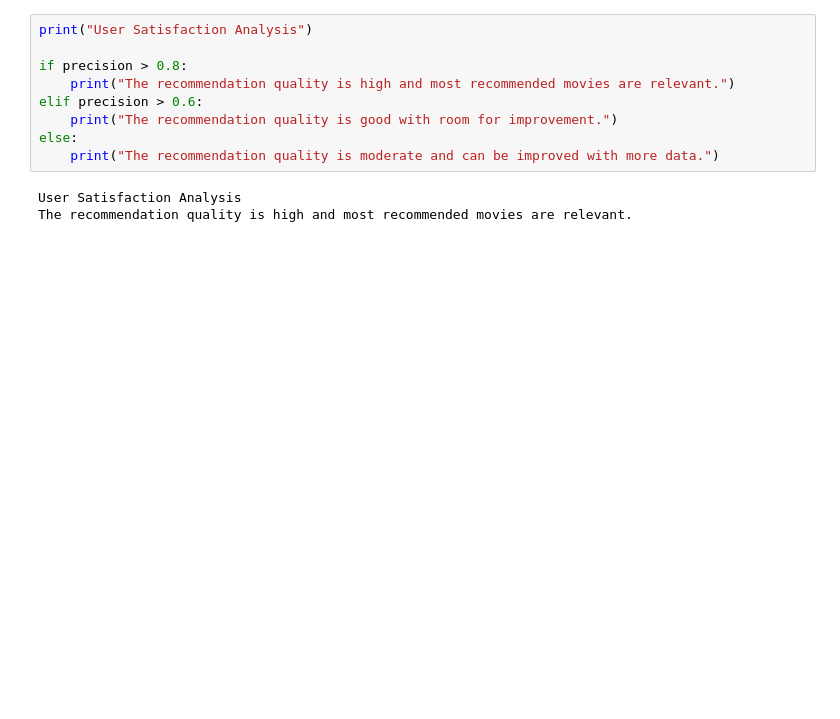
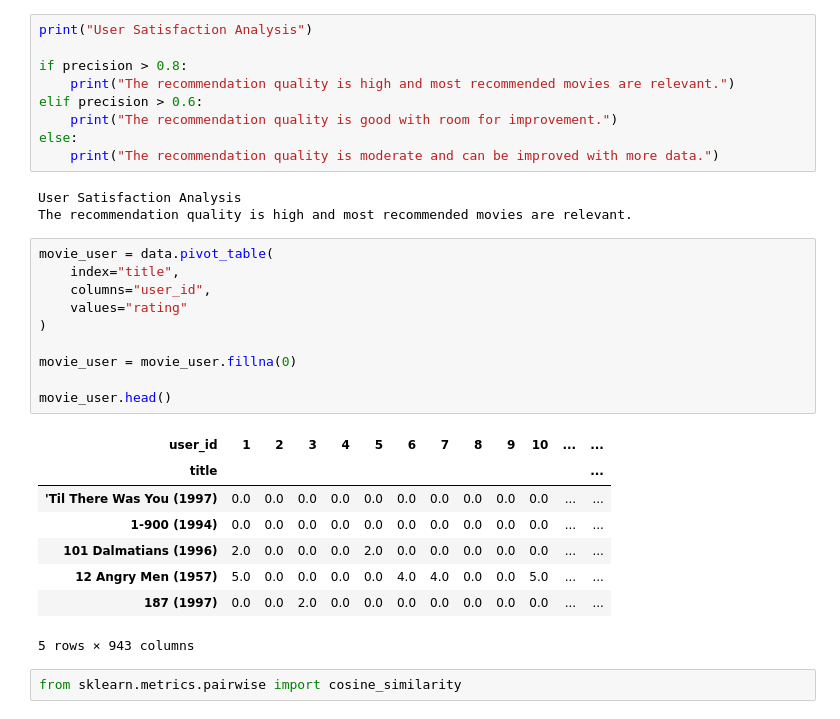
Before and after one commit to atif929/encoderx-recommendation-system, a Jupyter notebook: notebook/recommendation_system.ipynb, the cells around one changed output. Saved outputs shown, nothing was run; the diff lists cells and outputs as text; blank space fills up the shorter version.

```diff
--- a/notebook/recommendation_system.ipynb
+++ b/notebook/recommendation_system.ipynb
@@ -416,3 +416,24 @@ else:
 # %% [output]
 User Satisfaction Analysis
 The recommendation quality is high and most recommended movies are relevant.
+# %%
+movie_user = data.pivot_table(
+    index="title",
+    columns="user_id",
+    values="rating"
+)
+
+movie_user = movie_user.fillna(0)
+
+movie_user.head()
+# %% [output]
+| user_id | 1 | 2 | 3 | 4 | 5 | 6 | 7 | 8 | 9 | 10 | ... | ... |
+| title |  |  |  |  |  |  |  |  |  |  |  | ... |
+| 'Til There Was You (1997) | 0.0 | 0.0 | 0.0 | 0.0 | 0.0 | 0.0 | 0.0 | 0.0 | 0.0 | 0.0 | ... | ... |
+| 1-900 (1994) | 0.0 | 0.0 | 0.0 | 0.0 | 0.0 | 0.0 | 0.0 | 0.0 | 0.0 | 0.0 | ... | ... |
+| 101 Dalmatians (1996) | 2.0 | 0.0 | 0.0 | 0.0 | 2.0 | 0.0 | 0.0 | 0.0 | 0.0 | 0.0 | ... | ... |
+| 12 Angry Men (1957) | 5.0 | 0.0 | 0.0 | 0.0 | 0.0 | 4.0 | 4.0 | 0.0 | 0.0 | 5.0 | ... | ... |
+| 187 (1997) | 0.0 | 0.0 | 2.0 | 0.0 | 0.0 | 0.0 | 0.0 | 0.0 | 0.0 | 0.0 | ... | ... |
+5 rows × 943 columns
+# %%
+from sklearn.metrics.pairwise import cosine_similarity
```
Also changed, not shown: parts of 10 cells of this notebook, 3 other files.
